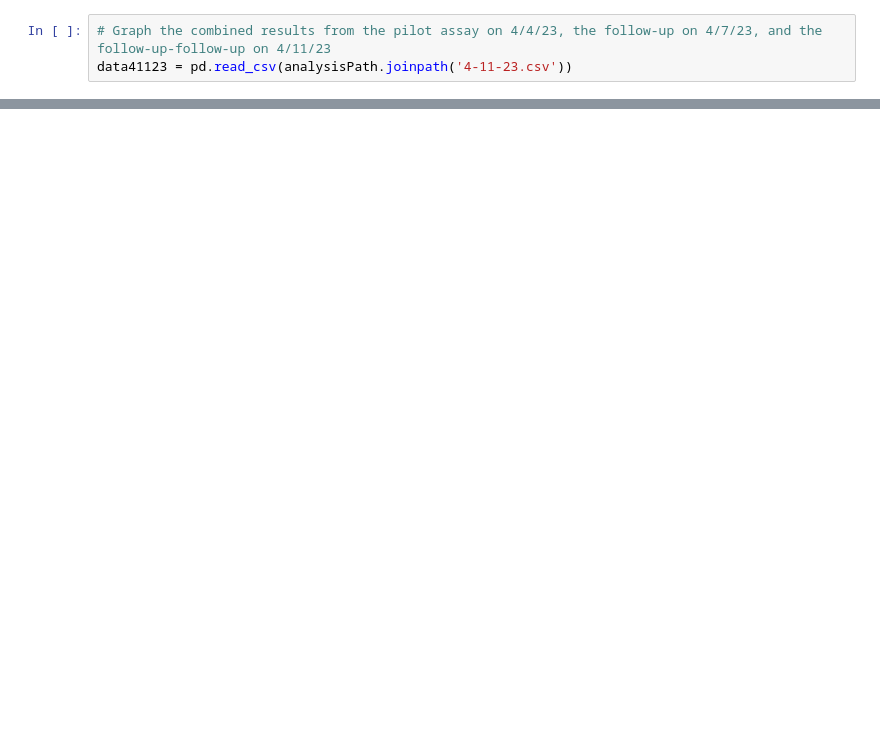
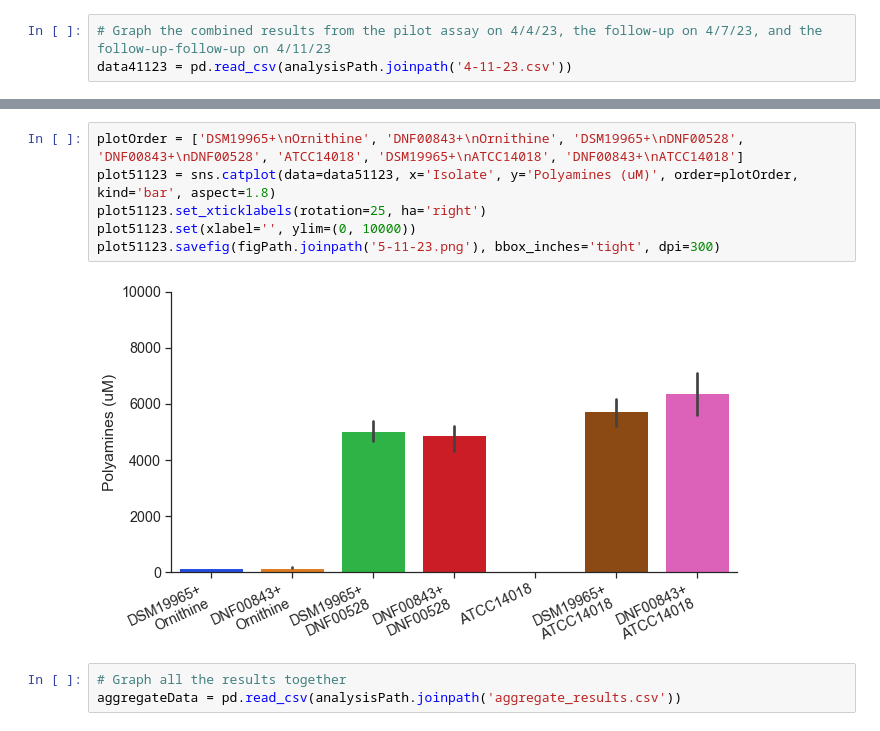
Before and after one commit to elliot-m-lee/vaginal-metaproteomics-biology, a Jupyter notebook: Polyamine Assays.ipynb, the cells around one changed output, grey strips where cells are left out. Drawn from its saved outputs; the diff is of its cells as text; blank space fills up the shorter version.

```diff
--- a/Polyamine Assays.ipynb
+++ b/Polyamine Assays.ipynb
@@ -44,0 +30,11 @@ Ttest_indResult(statistic=-5.817460306189713, pvalue=0.024352341444934693)
+# %%
+plotOrder = ['DSM19965+\nOrnithine', 'DNF00843+\nOrnithine', 'DSM19965+\nDNF00528', 'DNF00843+\nDNF00528', 'ATCC14018', 'DSM19965+\nATCC14018', 'DNF00843+\nATCC14018']
+plot51123 = sns.catplot(data=data51123, x='Isolate', y='Polyamines (uM)', order=plotOrder, kind='bar', aspect=1.8)
+plot51123.set_xticklabels(rotation=25, ha='right')
+plot51123.set(xlabel='', ylim=(0, 10000))
+plot51123.savefig(figPath.joinpath('5-11-23.png'), bbox_inches='tight', dpi=300)
+# %% [output]
+[figure, added]
+# %%
+# Graph all the results together
+aggregateData = pd.read_csv(analysisPath.joinpath('aggregate_results.csv'))
```
Also changed, not shown: parts of 23 cells of this notebook.
